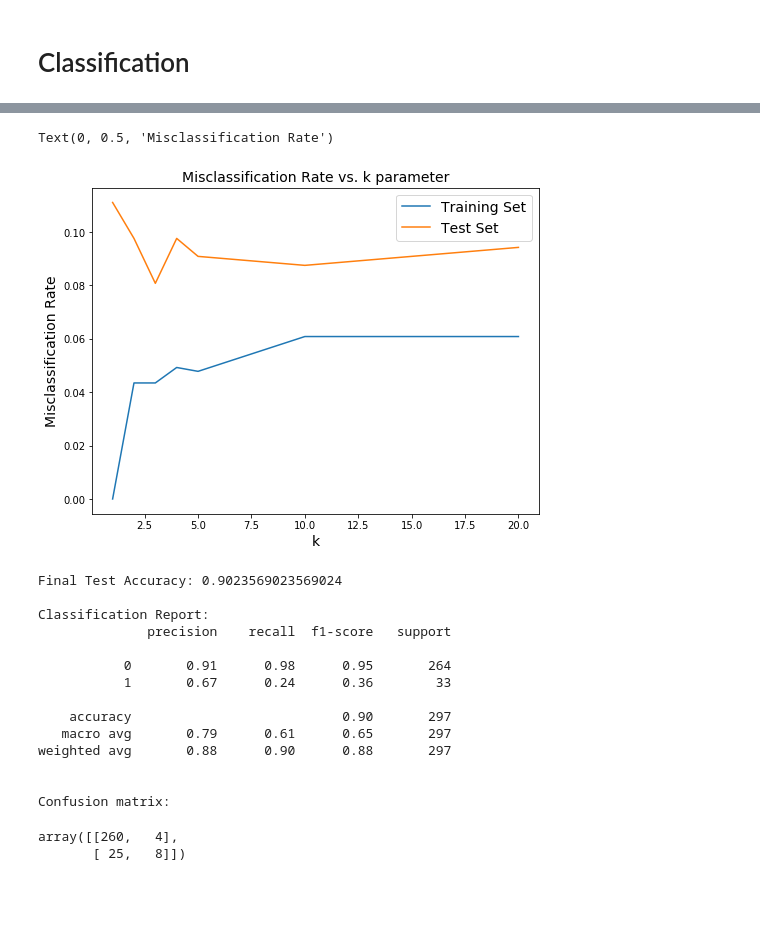
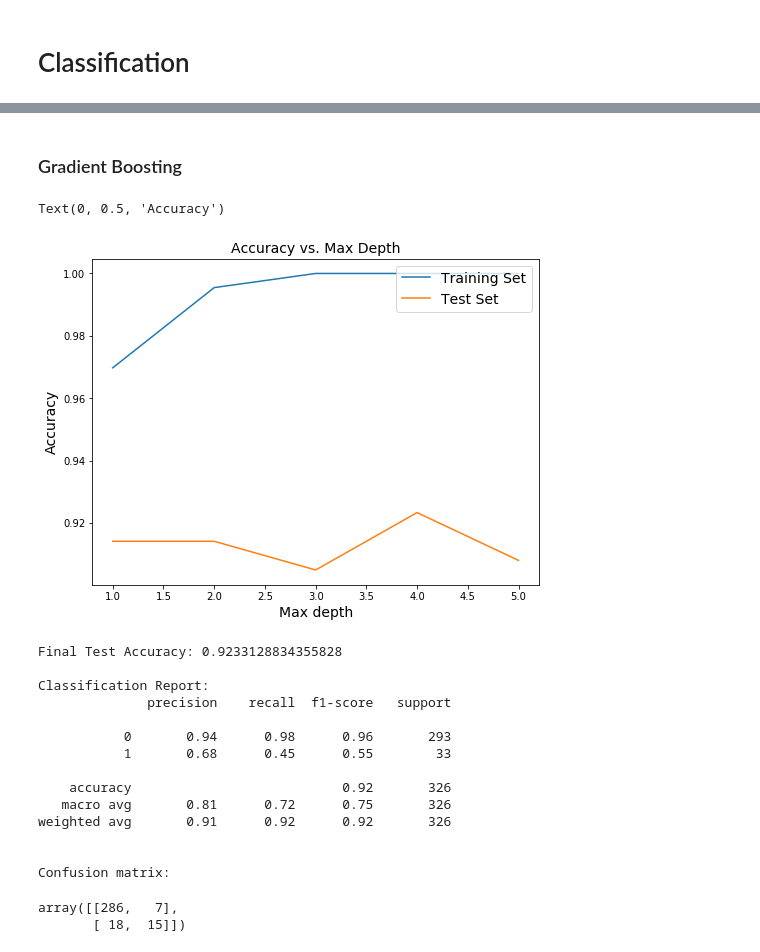
Before and after one commit to mehrayogesh208/Road-Condition-Classification, a Jupyter notebook: Pothole.ipynb, the cells around one changed output, grey strips where cells are left out. Saved outputs shown, nothing was run; the diff lists cells and outputs as text; code cells hidden in the pictures; blank space fills up the shorter version.

```diff
--- a/Pothole.ipynb
+++ b/Pothole.ipynb
@@ -158,5 +148,5 @@ df.to_csv("combined.csv")
 # %%
-df = pd.read_csv("combined.csv")
+df = pd.read_csv("IntervalPothole.csv")
 # %%
 df.shape
 # %% [output]
@@ -178,3 +170,4 @@ X = df[['maxAccelX', 'maxAccelY', 'maxAccelZ', 'maxGyroX',
                 'minGyroY', 'minGyroZ', 'meanAccelX', 'meanAccelY', 'meanAccelZ',
                 'meanGyroX', 'meanGyroY', 'meanGyroZ', 'sdAccelX', 'sdAccelY', 'sdAccelZ',
                 'sdGyroX', 'sdGyroY', 'sdGyroZ']]
+X_train, X_test, y_train, y_test = train_test_split(X, y, test_size=0.33, random_state=0)
@@ -183,2 +173,0 @@ X = df[['maxAccelX', 'maxAccelY', 'maxAccelZ', 'maxGyroX',
-# %%
-X_train, X_test, y_train, y_test = train_test_split(X, y, test_size=0.30, random_state=0)
@@ -211,6 +277,5 @@ Text(0, 0.5, 'Misclassification Rate')
 # %%
-# Final SVM Classifier
-clf = SVC(C=100)
+clf = KNeighborsClassifier(n_neighbors=5)
 clf.fit(X_train,y_train)
 y_pred = clf.predict(X_test)
 accuracy = np.mean(y_pred==y_test)
@@ -406,32 +510,35 @@ from sklearn.neighbors import KNeighborsClassifier
+# %% [markdown]
+<h3> Gradient Boosting </h3>
 # %%
-Ks = [1,2,3,4,5,10,20]
+from sklearn.ensemble import GradientBoostingClassifier
+depths = [1, 2, 3, 4, 5]
 cvAccuracy = []
-trainMisclassRate = []
-testMisclassRate = []
+trainaccuracy = []
+testaccuracy = []
 
-for k in Ks:
-    clf = KNeighborsClassifier(n_neighbors=k)
-    scores = cross_val_score(clf, X,y, cv=5)
+for d in depths:
+    clf = GradientBoostingClassifier(max_depth=d, random_state=0)
+    scores = cross_val_score(clf, X_train,y_train, cv=5)
     cvAccuracy.append(np.mean(scores))
     clf.fit(X_train,y_train)
     y_fitted = clf.predict(X_train)
     y_pred = clf.predict(X_test)
-    trainMisclassRate.append(np.mean(y_fitted!=y_train))
-    testMisclassRate.append(np.mean(y_pred!=y_test))
+    trainaccuracy.append(np.mean(y_fitted==y_train))
+    testaccuracy.append(np.mean(y_pred==y_test))
 
 plt.figure(figsize=(8,6))
-plt.plot(Ks, trainMisclassRate, label="Training Set")
-plt.plot(Ks, testMisclassRate, label="Test Set")
+plt.plot(depths, trainaccuracy, label="Training Set")
+plt.plot(depths, testaccuracy, label="Test Set")
 plt.legend(loc='upper right', fontsize=14)
-plt.title('Misclassification Rate vs. k parameter', fontsize=14)
-plt.xlabel('k', fontsize=14)
-plt.ylabel('Misclassification Rate', fontsize=14)
+plt.title('Accuracy vs. Max Depth', fontsize=14)
+plt.xlabel('Max depth', fontsize=14)
+plt.ylabel('Accuracy', fontsize=14)
 # %% [output]
-Text(0, 0.5, 'Misclassification Rate')
+Text(0, 0.5, 'Accuracy')
-[figure, old version]
+[figure, new version]
 # %%
-clf = KNeighborsClassifier(n_neighbors=4)
-clf.fit(X_train, y_train)
+clf = GradientBoostingClassifier(max_depth=4, random_state=0)
+clf.fit(X_train,y_train)
 y_pred = clf.predict(X_test)
 accuracy = np.mean(y_pred==y_test)
 print ("Final Test Accuracy:", accuracy)
@@ -440,22 +547,22 @@ print(classification_report(y_test, y_pred))
 print ("\nConfusion matrix:")
 confusion_matrix(y_test, y_pred)
 # %% [output]
-Final Test Accuracy: 0.9023569023569024
+Final Test Accuracy: 0.9233128834355828
 
 Classification Report:
               precision    recall  f1-score   support
 
-           0       0.91      0.98      0.95       264
-           1       0.67      0.24      0.36        33
+           0       0.94      0.98      0.96       293
+           1       0.68      0.45      0.55        33
 
-    accuracy                           0.90       297
-   macro avg       0.79      0.61      0.65       297
-weighted avg       0.88      0.90      0.88       297
+    accuracy                           0.92       326
+   macro avg       0.81      0.72      0.75       326
+weighted avg       0.91      0.92      0.92       326
 
 
 Confusion matrix:
-array([[260,   4],
-       [ 25,   8]])
+array([[286,   7],
+       [ 18,  15]])
 # %%
 conf_matrix(y_test,y_pred)
 # %% [output]
```
Also changed, not shown: parts of 71 cells of this notebook, 2 other files.
